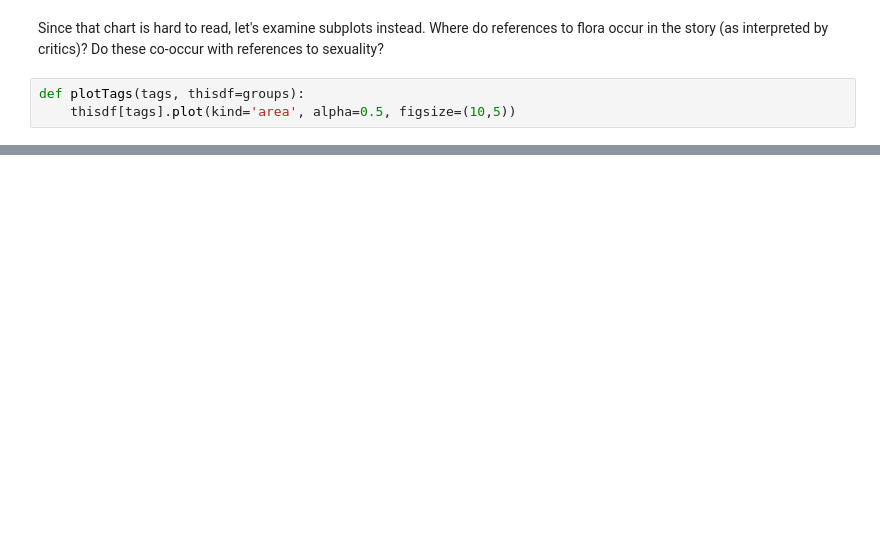
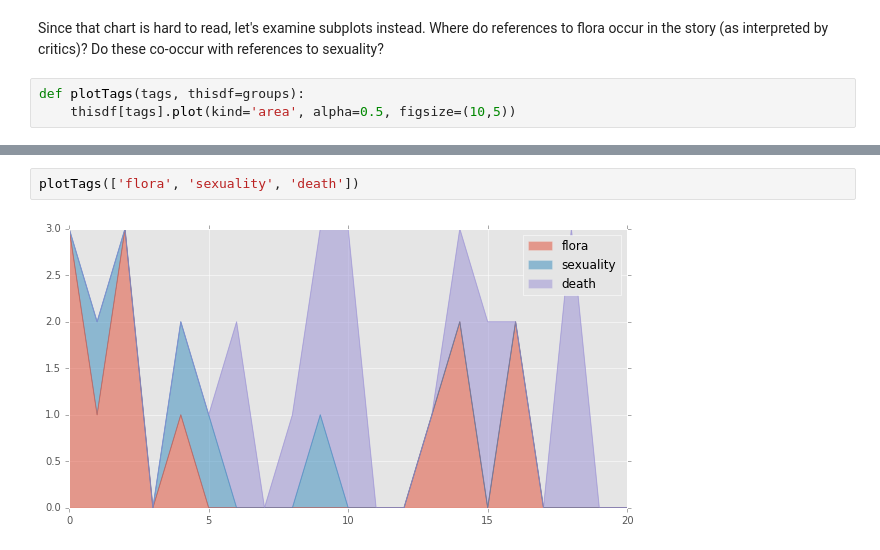
Before and after one commit to JonathanReeve/corpus-mansfield-garden-party-TEI, a Jupyter notebook: garden-party-tag-stats.ipynb, the cells around one changed output, grey strips where cells are left out. Drawn from its saved outputs; the diff is of its cells as text; blank space fills up the shorter version.

```diff
--- a/garden-party-tag-stats.ipynb
+++ b/garden-party-tag-stats.ipynb
@@ -134,0 +146,4 @@ plotTags(['desire', 'eyes'])
+# %%
+plotTags(['flora', 'sexuality', 'death'])
+# %% [output]
+[figure, added]
```
Also changed, not shown: parts of 14 cells of this notebook, 1 other file.
